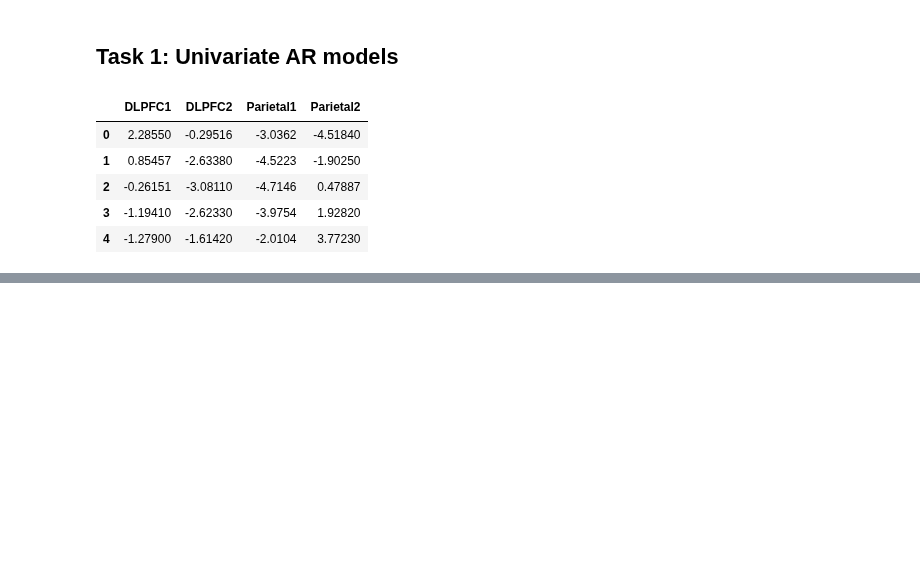
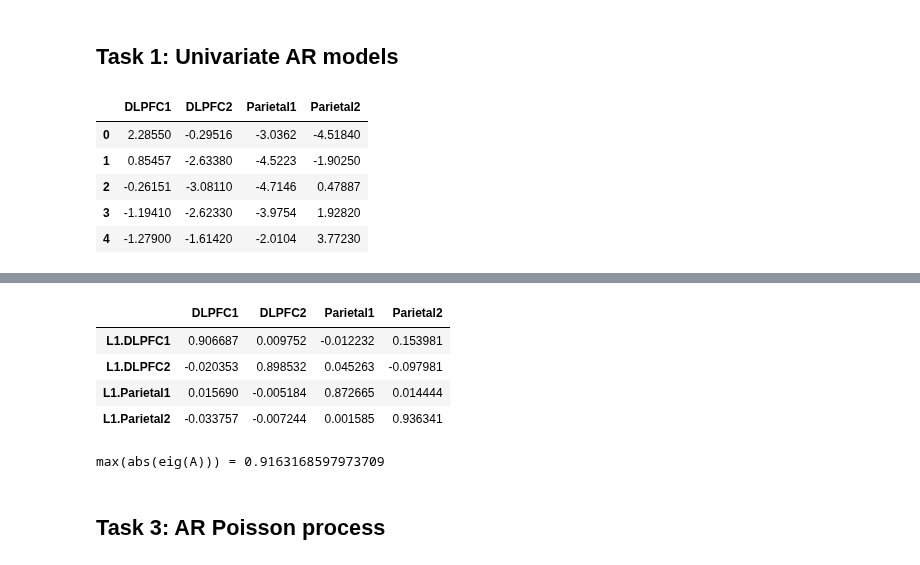
Before and after one commit to eliaserland/heidelberg-courses, a Jupyter notebook: TSA&RNN/Sheet-3/exercise3.ipynb, the cells around one changed output, grey strips where cells are left out. Drawn from its saved outputs; the diff is of its cells as text; code cells hidden in the pictures; blank space fills up the shorter version.

```diff
--- a/TSA&RNN/Sheet-3/exercise3.ipynb
+++ b/TSA&RNN/Sheet-3/exercise3.ipynb
@@ -58,0 +213,6 @@ array([ 2.2855  ,  0.85457 , -0.26151 , -1.1941  , -1.279   , -1.3238  ,
+# %%
+# Fit VAR(1) model to the multivariate time series
+from statsmodels.tsa.api import VAR
+model = VAR(df)
+results = model.fit(maxlags=1)
+results.summary()
@@ -58,0 +237,18 @@ array([ 2.2855  ,  0.85457 , -0.26151 , -1.1941  , -1.279   , -1.3238  ,
+# %%
+# Extracting coefficient matrix A.
+results.params[1:]
+# %% [output]
+|  | DLPFC1 | DLPFC2 | Parietal1 | Parietal2 |
+| L1.DLPFC1 | 0.906687 | 0.009752 | -0.012232 | 0.153981 |
+| L1.DLPFC2 | -0.020353 | 0.898532 | 0.045263 | -0.097981 |
+| L1.Parietal1 | 0.015690 | -0.005184 | 0.872665 | 0.014444 |
+| L1.Parietal2 | -0.033757 | -0.007244 | 0.001585 | 0.936341 |
+# %%
+# Stationarity of VAR(1) process.
+A = results.params[1:].values
+w, v = np.linalg.eig(A)
+print(f"max(abs(eig(A))) = {np.max(np.abs(w))}")
+# %% [output]
+max(abs(eig(A))) = 0.9163168597973709
+# %% [markdown]
+## Task 3: AR Poisson process
```
Also changed, not shown: parts of 20 cells of this notebook.
